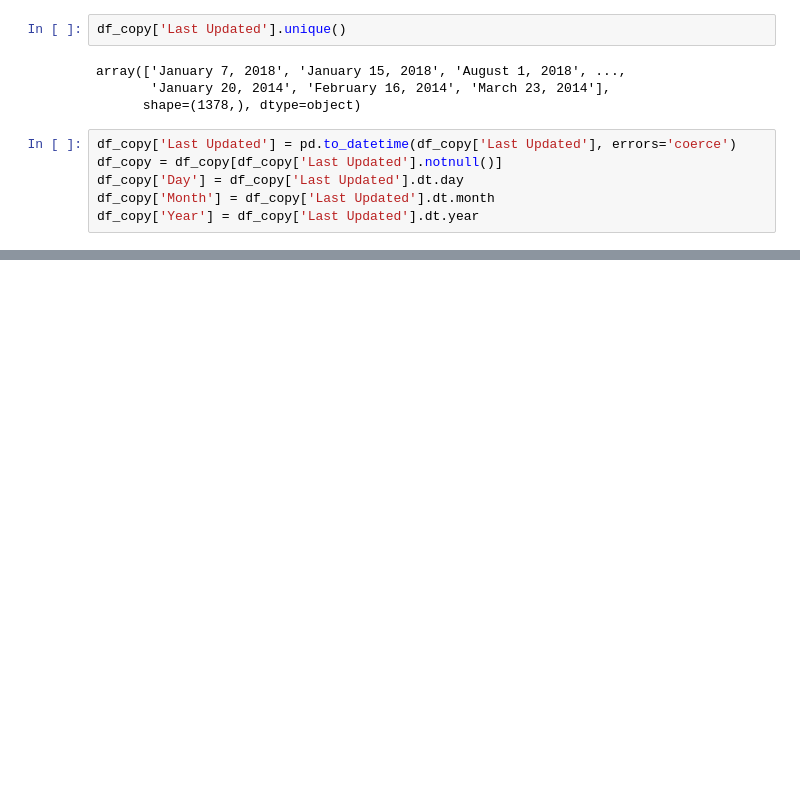
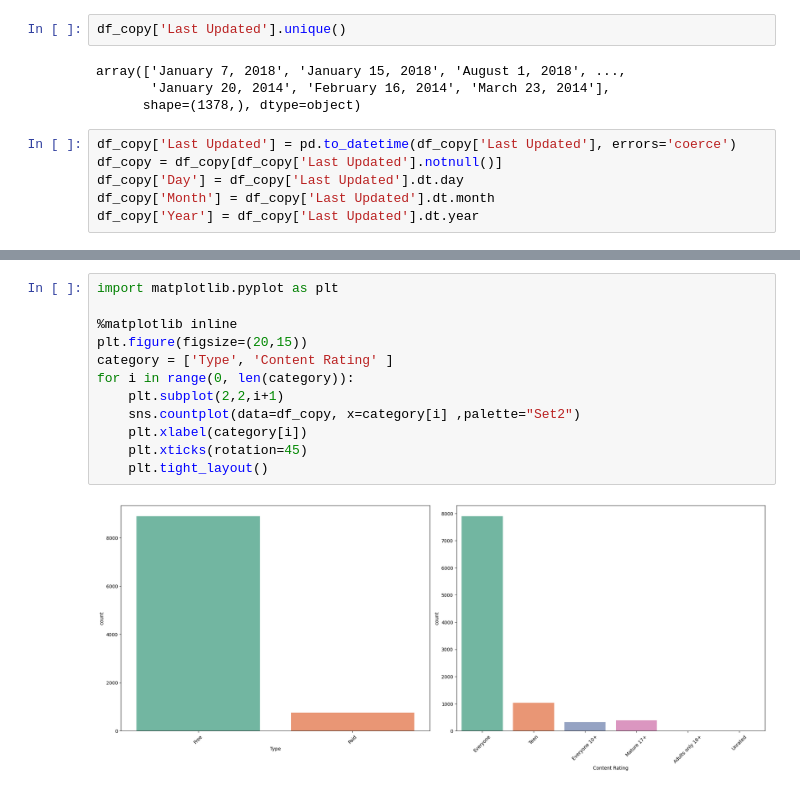
Before and after one commit to AnantK2709/machine-learning-learn, a Jupyter notebook: EDA/googleplay.ipynb, the cells around one changed output, grey strips where cells are left out. Cells and saved outputs as stored; diff of their text form; blank space fills up the shorter version.

```diff
--- a/EDA/googleplay.ipynb
+++ b/EDA/googleplay.ipynb
@@ -157,0 +276,14 @@ df_copy.to_csv('data/google.csv')
+# %%
+import matplotlib.pyplot as plt
+
+%matplotlib inline
+plt.figure(figsize=(20,15))
+category = ['Type', 'Content Rating' ]
+for i in range(0, len(category)):
+    plt.subplot(2,2,i+1)
+    sns.countplot(data=df_copy, x=category[i] ,palette="Set2")
+    plt.xlabel(category[i])
+    plt.xticks(rotation=45)
+    plt.tight_layout()
+# %% [output]
+[figure, added]
```
Also changed, not shown: parts of 15 cells of this notebook, 4 other files.
